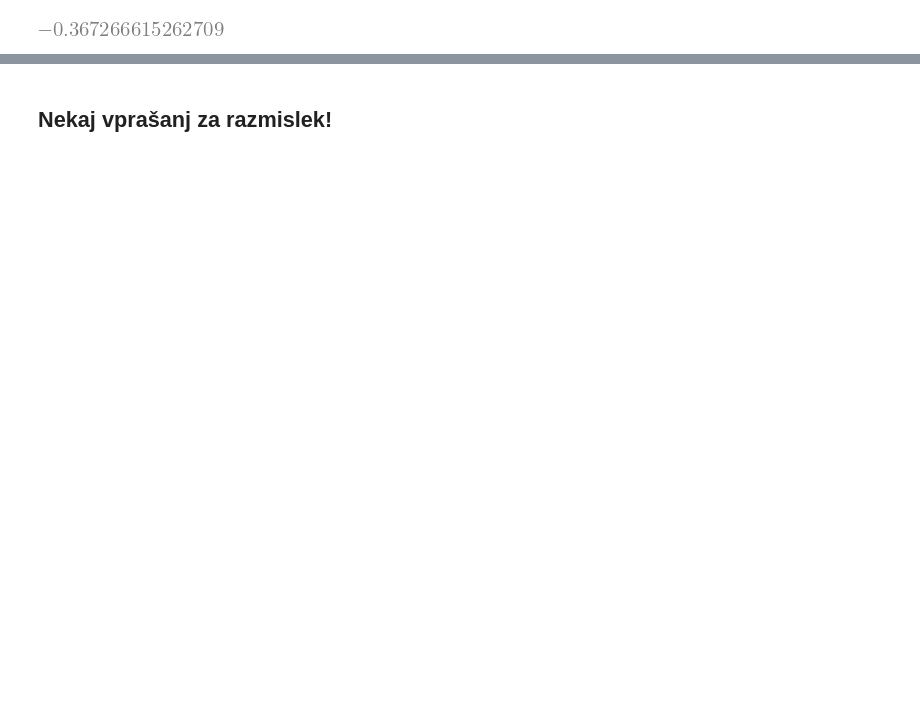
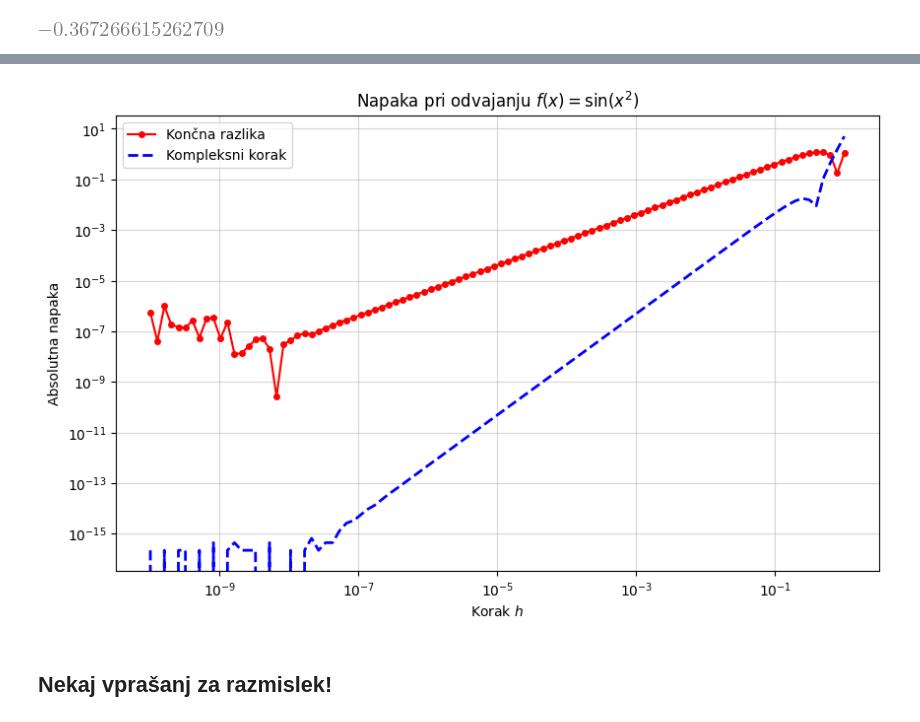
Before and after one commit to jankoslavic/pynm, a Jupyter notebook: notebooks/Predavanje 10 - Numerično odvajanje.ipynb, the cells around one changed output, grey strips where cells are left out. Drawn from its saved outputs; the diff is of its cells as text; code cells hidden in the pictures; blank space fills up the shorter version.

```diff
--- a/notebooks/Predavanje 10 - Numerično odvajanje.ipynb
+++ b/notebooks/Predavanje 10 - Numerično odvajanje.ipynb
@@ -799,3 +846,46 @@ f1_kompleksno
+# %%
+import matplotlib.pyplot as plt
+import numpy as np
+
+# Funkcija: sin(x^2)
+def f(x):
+    return np.sin(x**2)
+
+# Analitični odvod: 2x * cos(x^2)
+def df_analytical(x):
+    return 2*x * np.cos(x**2)
+
+x0 = 1.5
+točno = df_analytical(x0)
+
+h_vals = np.logspace(-10, 0, 100)
+err_fd = []
+err_cs = []
+
+for h in h_vals:
+    # Končna razlika (Forward)
+    fd_approx = (f(x0 + h) - f(x0)) / h
+    err_fd.append(abs(fd_approx - točno))
+
+    # Kompleksni korak
+    # f(x + ih) = sin((x+ih)^2) ≈ sin(x^2 + 2ixh)
+    #           ≈ sin(x^2) + i * 2xh * cos(x^2)
+    # Imag/h nam da točno 2x*cos(x^2)
+    cs_approx = f(x0 + 1j*h).imag / h
+    err_cs.append(abs(cs_approx - točno))
+
+plt.figure(figsize=(10, 6))
+plt.loglog(h_vals, err_fd, 'r-o', label='Končna razlika', markersize=4)
+plt.loglog(h_vals, err_cs, 'b--', label='Kompleksni korak', linewidth=2)
+
+plt.xlabel('Korak $h$')
+plt.ylabel('Absolutna napaka')
+plt.title(r'Napaka pri odvajanju $f(x)=\sin(x^2)$')
+plt.grid(True, which="both", alpha=0.5)
+plt.legend()
+plt.show()
+# %% [output]
+[figure, added]
 # %% [markdown]
 ## Nekaj vprašanj za razmislek!
 # %% [markdown]
```
Also changed, not shown: parts of 13 cells of this notebook, 1 other file.
